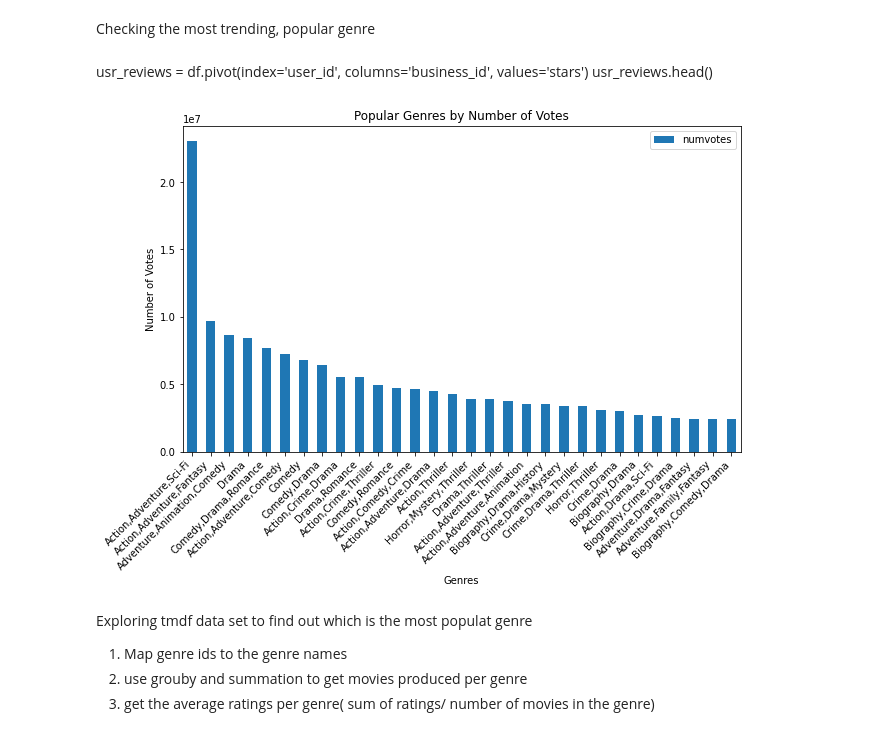
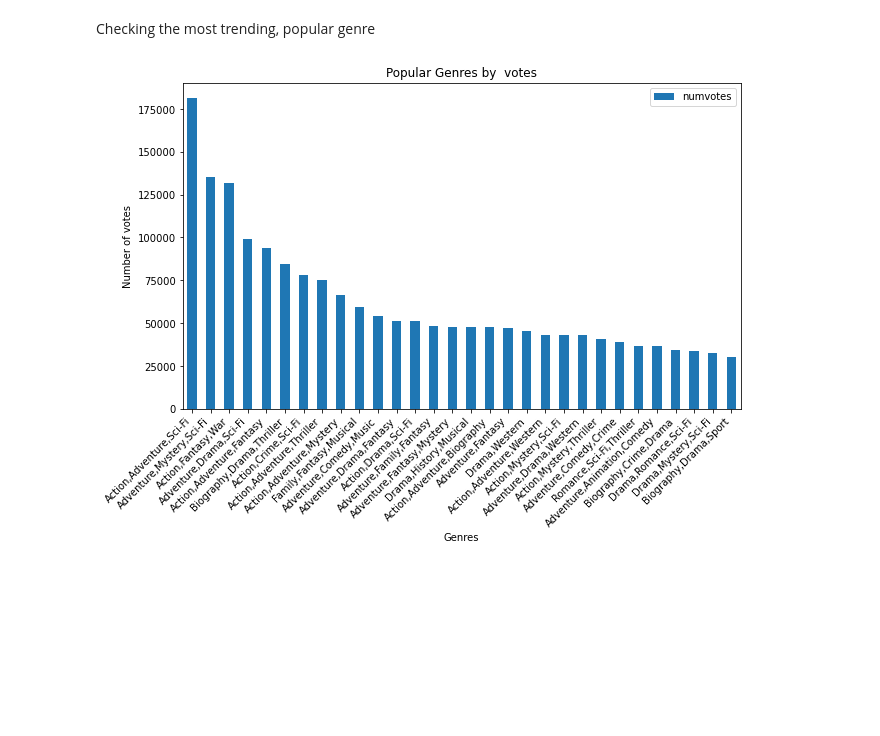
Before and after one commit to N-kioko/PHASE_1_PROJECT, a Jupyter notebook: index.ipynb, the cells around one changed output. Saved outputs shown, nothing was run; the diff lists cells and outputs as text; code cells hidden in the pictures; blank space fills up the shorter version.

Commit message:
Getting popular genres by rating

```diff
--- a/index.ipynb
+++ b/index.ipynb
@@ -222,11 +218,8 @@ memory usage: 5.0+ MB
 MOST TRENDING GENRE
 # %% [markdown]
 Checking the most trending, popular genre
-# %% [markdown]
-usr_reviews = df.pivot(index='user_id', columns='business_id', values='stars')
-usr_reviews.head()
 # %%
-genre_grouped = imdf.groupby('genres')["numvotes"].sum().sort_values(ascending=False)
+genre_grouped = imdf.groupby('genres')["numvotes"].mean().sort_values(ascending=False)
 TOP_20 = genre_grouped. head(30)
 Most_voted = TOP_20.reset_index()
 # %%
@@ -234,14 +227,9 @@ import matplotlib.pyplot as plt
 # %%
 Most_voted.plot(kind='bar', x='genres', y='numvotes', figsize=(10, 6))
 plt.xlabel('Genres')
-plt.ylabel('Number of Votes')
-plt.title('Popular Genres by Number of Votes')
+plt.ylabel('Number of votes')
+plt.title('Popular Genres by  votes')
 plt.xticks(rotation=45, ha='right')
-plt.show();
+plt.show()
 # %% [output]
-[figure, old version]
+[figure, new version]
-# %% [markdown]
-Exploring tmdf data set to find out which is the most populat genre
-1. Map genre ids to the genre names
-2. use grouby and summation to get movies produced per genre
-3. get the average ratings per genre( sum of ratings/ number of movies in the genre)
```
Also changed, not shown: parts of 16 cells of this notebook.
